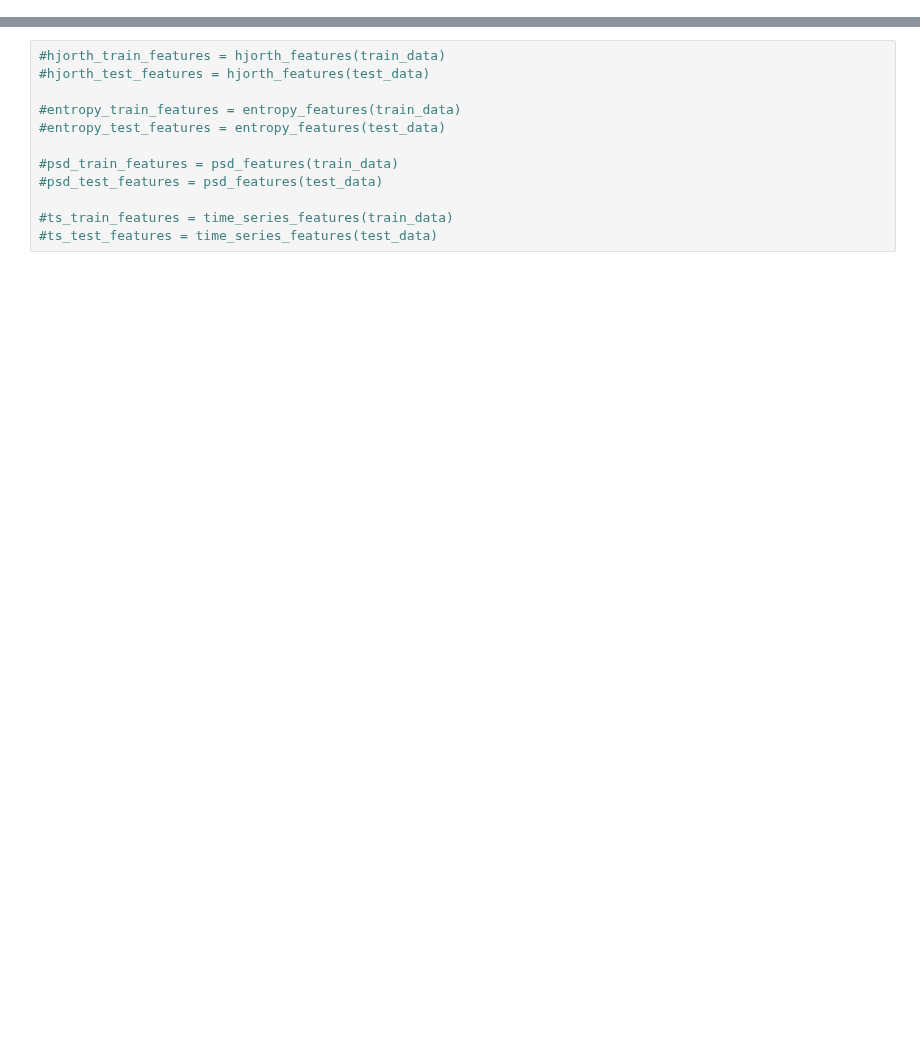
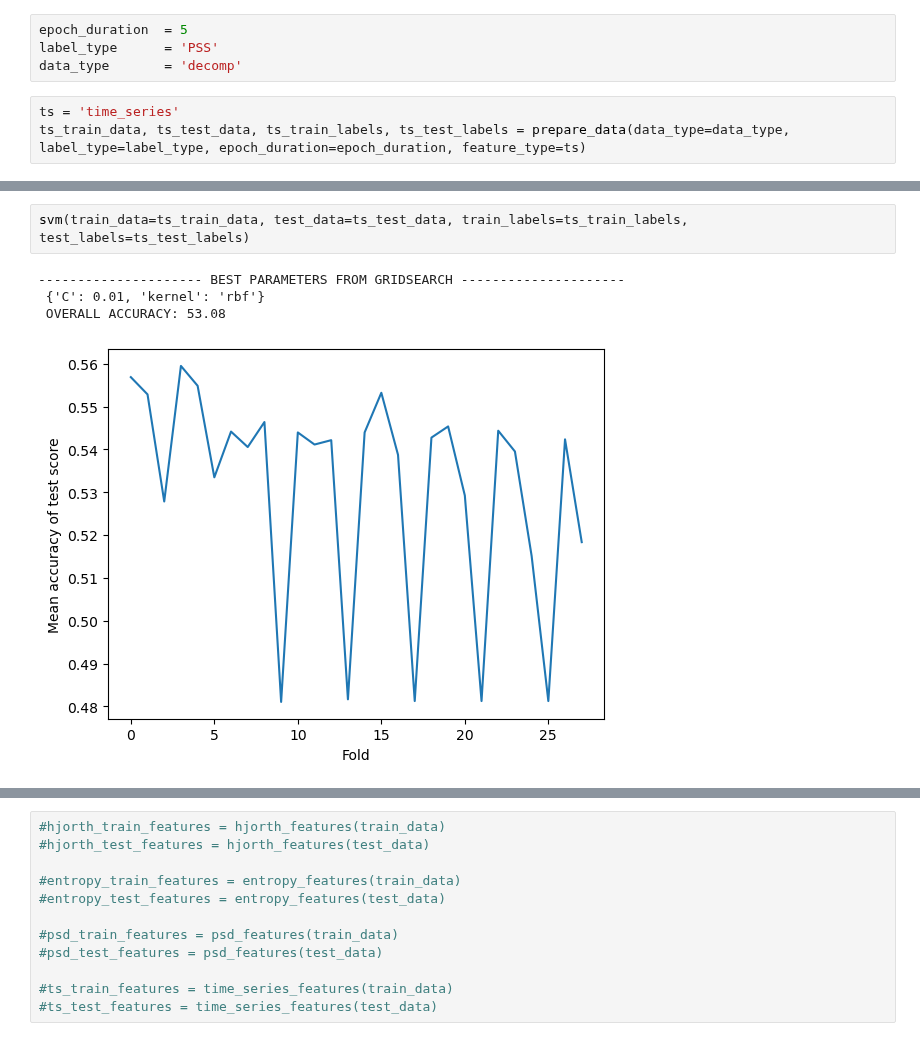
Before and after one commit to idamand/stress_detection_EEG, a Jupyter notebook: test3.ipynb, the cells around one changed output, grey strips where cells are left out. Cells and saved outputs as stored; diff of their text form; blank space fills up the shorter version.

```diff
--- a/test3.ipynb
+++ b/test3.ipynb
@@ -119,0 +4,7 @@ Shape of test labels set: (1416,)
+# %%
+epoch_duration  = 5
+label_type      = 'PSS'
+data_type       = 'decomp'
+# %%
+ts = 'time_series'
+ts_train_data, ts_test_data, ts_train_labels, ts_test_labels = prepare_data(data_type=data_type, label_type=label_type, epoch_duration=epoch_duration, feature_type=ts)
@@ -119,0 +67,7 @@ Shape of test labels set: (1416,)
+# %%
+svm(train_data=ts_train_data, test_data=ts_test_data, train_labels=ts_train_labels, test_labels=ts_test_labels)
+# %% [output]
+--------------------- BEST PARAMETERS FROM GRIDSEARCH ---------------------
+ {'C': 0.01, 'kernel': 'rbf'}
+ OVERALL ACCURACY: 53.08
+[figure, added]
```
Also changed, not shown: parts of 10 cells of this notebook, 16 other files.
